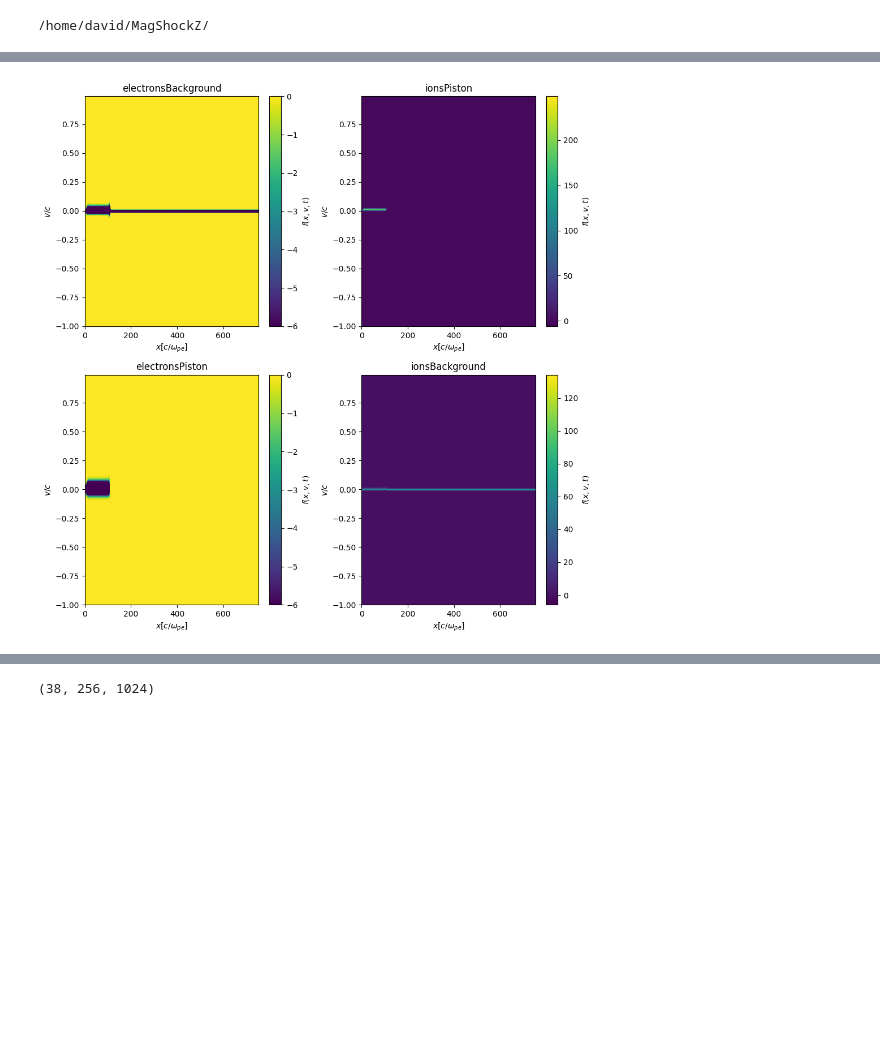
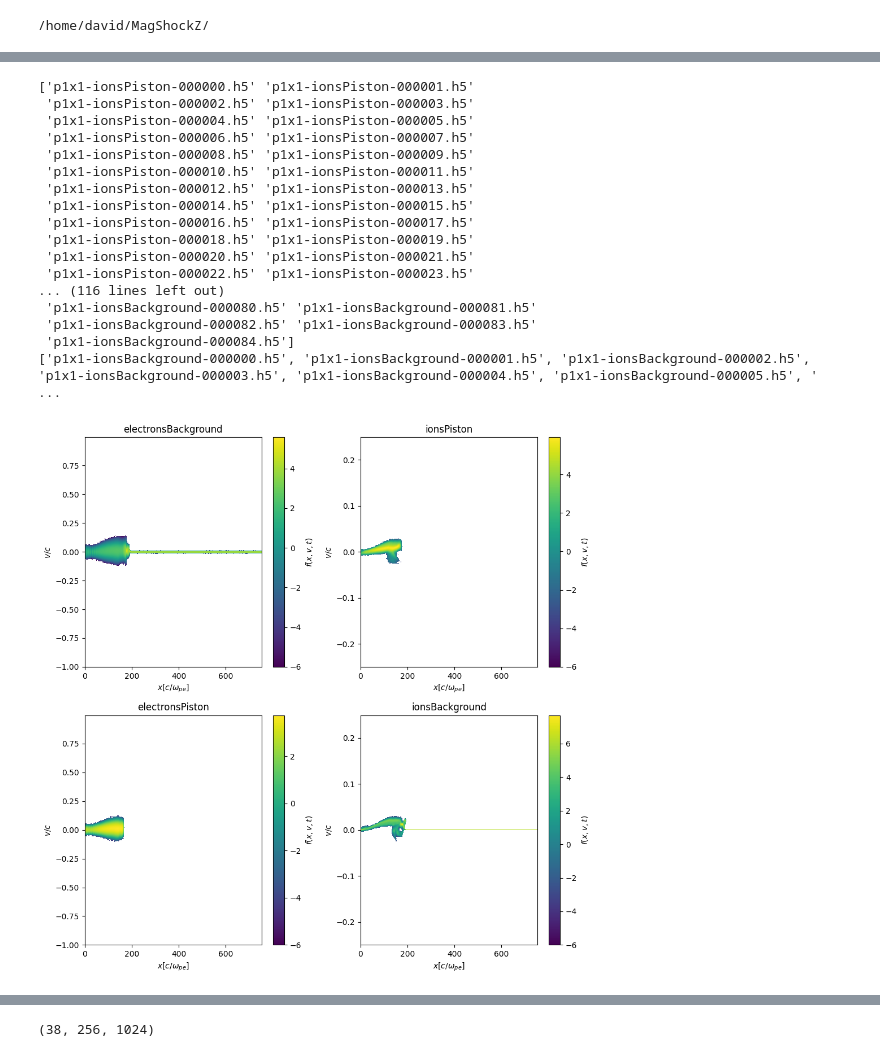
Before and after one commit to Schaeffer-Lab/MagShockZ, a Jupyter notebook: analysis_scripts/peek_at_sim1d.ipynb, the cells around one changed output, grey strips where cells are left out. Saved outputs shown, nothing was run; the diff lists cells and outputs as text; code cells hidden in the pictures; blank space fills up the shorter version.

```diff
--- a/analysis_scripts/peek_at_sim1d.ipynb
+++ b/analysis_scripts/peek_at_sim1d.ipynb
@@ -24,13 +25,15 @@ species_list = os.listdir('MS/DENSITY')
 ## Look at initial conditions
 
 fig, axs = plt.subplots(2, 2, figsize=(10, 10))
-timestep = 7
+timestep = -1
 # Flatten the axes array for easy iteration
 axs = axs.flatten()
 
+
 for i in range(len(species_list)):
     phase_space = get_osiris_quantity_2d(f'MS/PHA/p1x1/{species_list[i]}/');
-    im = axs[i].imshow(phase_space[0][timestep], origin='lower', extent=[phase_space[5][0], phase_space[5][-1],phase_space[6][0],phase_space[6][-1]], aspect='auto', vmin = -6);
+    im = axs[i].imshow(np.log(np.abs(phase_space[0][timestep])), origin='lower', \
+                       extent=[phase_space[5][0], phase_space[5][-1],phase_space[6][0],phase_space[6][-1]], aspect='auto', vmin = -6)
     fig.colorbar(im,label=r'$f(x,v,t)$')
     axs[i].set_title(f'{species_list[i]}')
     axs[i].set_xlabel(r'$x [c/\omega_{pe}]$')
@@ -62,3 +65,20 @@ plt.show()
+['p1x1-ionsPiston-000000.h5' 'p1x1-ionsPiston-000001.h5'
+ 'p1x1-ionsPiston-000002.h5' 'p1x1-ionsPiston-000003.h5'
+ 'p1x1-ionsPiston-000004.h5' 'p1x1-ionsPiston-000005.h5'
+ 'p1x1-ionsPiston-000006.h5' 'p1x1-ionsPiston-000007.h5'
+ 'p1x1-ionsPiston-000008.h5' 'p1x1-ionsPiston-000009.h5'
+ 'p1x1-ionsPiston-000010.h5' 'p1x1-ionsPiston-000011.h5'
+ 'p1x1-ionsPiston-000012.h5' 'p1x1-ionsPiston-000013.h5'
+ 'p1x1-ionsPiston-000014.h5' 'p1x1-ionsPiston-000015.h5'
+ 'p1x1-ionsPiston-000016.h5' 'p1x1-ionsPiston-000017.h5'
+ 'p1x1-ionsPiston-000018.h5' 'p1x1-ionsPiston-000019.h5'
+ 'p1x1-ionsPiston-000020.h5' 'p1x1-ionsPiston-000021.h5'
+ 'p1x1-ionsPiston-000022.h5' 'p1x1-ionsPiston-000023.h5'
+... (116 lines left out)
+ 'p1x1-ionsBackground-000080.h5' 'p1x1-ionsBackground-000081.h5'
+ 'p1x1-ionsBackground-000082.h5' 'p1x1-ionsBackground-000083.h5'
+ 'p1x1-ionsBackground-000084.h5']
+['p1x1-ionsBackground-000000.h5', 'p1x1-ionsBackground-000001.h5', 'p1x1-ionsBackground-000002.h5', 'p1x1-ionsBackground-000003.h5', 'p1x1-ionsBackground-000004.h5', 'p1x1-ionsBackground-000005.h5', ' ...
-[figure, old version]
+[figure, new version]
 # %%
 # Make a movie of density in phase space
```
Also changed, not shown: parts of 4 cells of this notebook, 8 other files.
